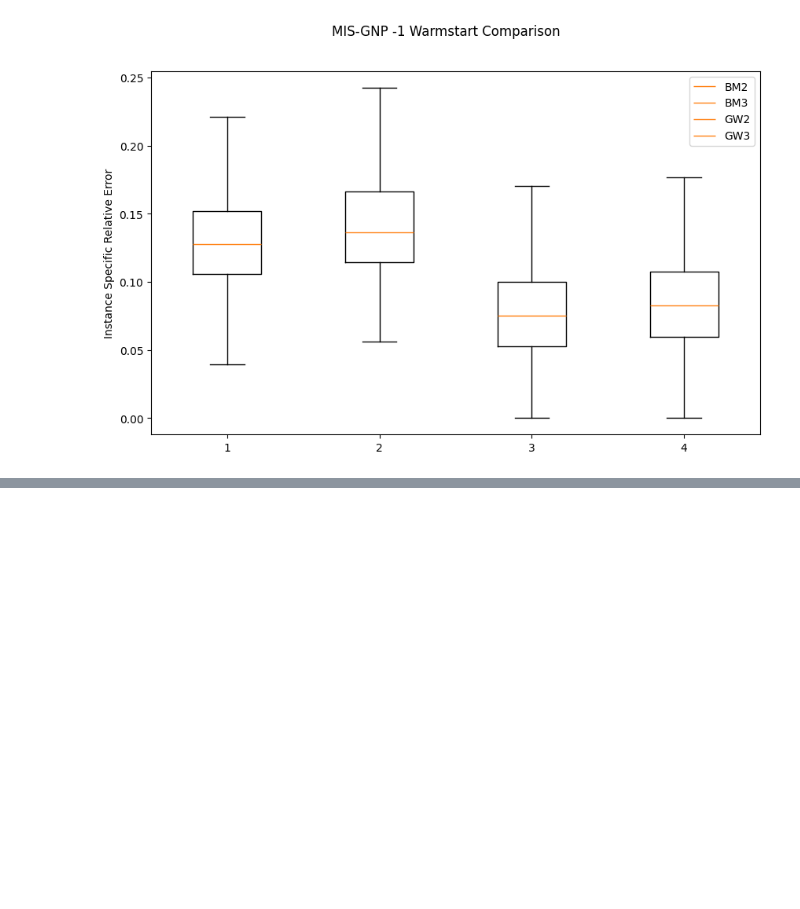
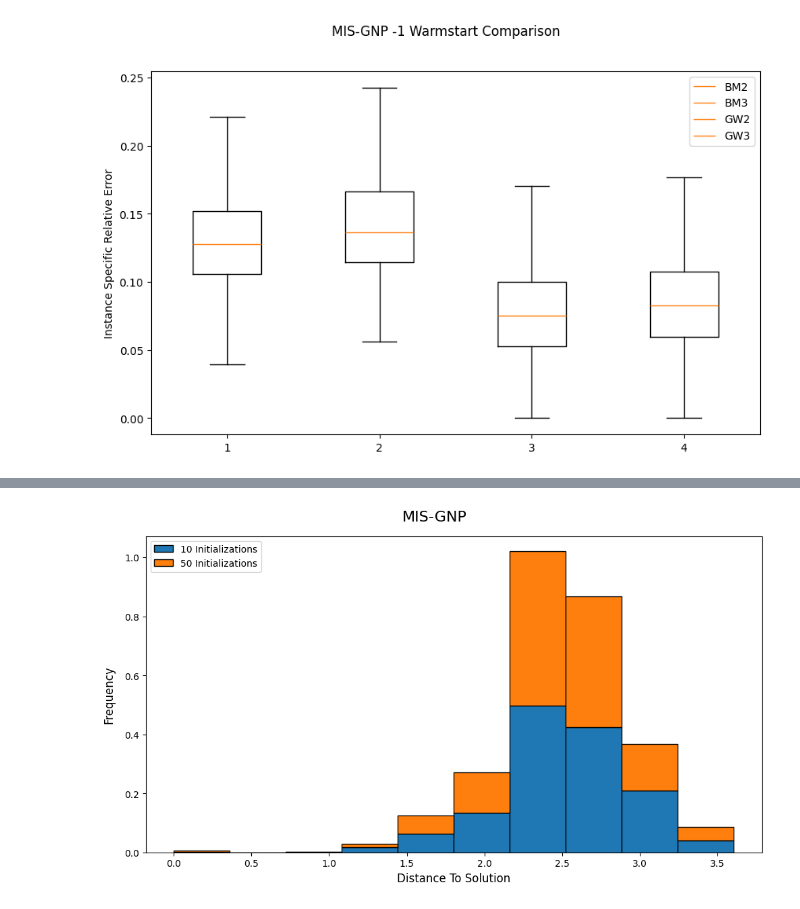
Before and after one commit to BBhattacharyya1729/QUBO_To_MaxCut, a Jupyter notebook: MISGNPPlots.ipynb, the cells around one changed output, grey strips where cells are left out. Cells and saved outputs as stored; diff of their text form; code cells hidden in the pictures; blank space fills up the shorter version.

```diff
--- a/MISGNPPlots.ipynb
+++ b/MISGNPPlots.ipynb
@@ -44,0 +55,4 @@ get_depth_combined('MIS-GNP', idx_dict, PSC_DATA, DATA, M_list, A_list, path=r'F
+# %%
+plot_distance("MIS-GNP", DISTANCE10, DISTANCE50, path=r'Figures\MIS-GNP\Hypercube')
+# %% [output]
+[figure, added]
```
Also changed, not shown: parts of 3 cells of this notebook, 27 other files.
